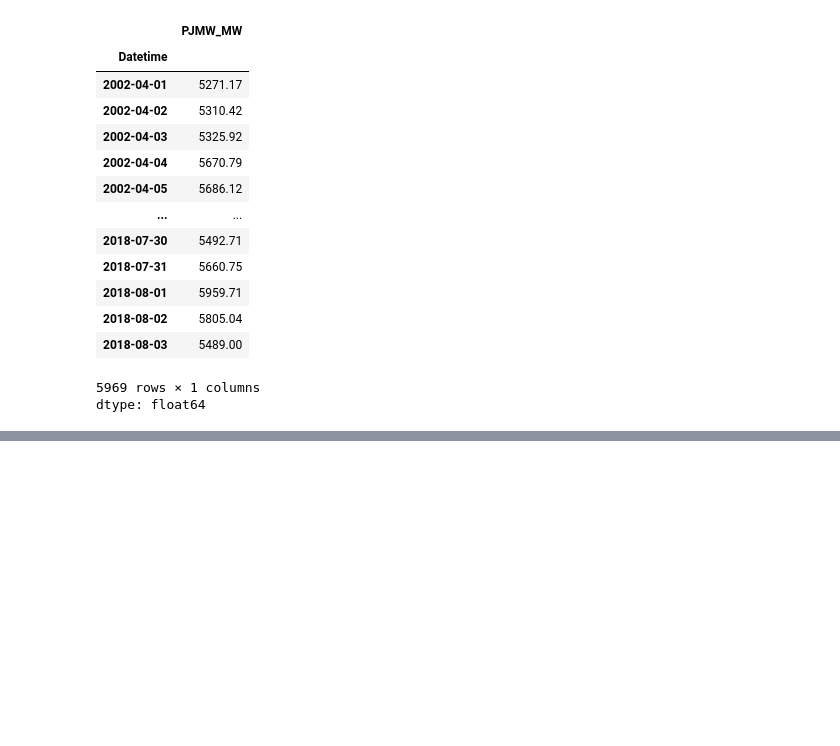
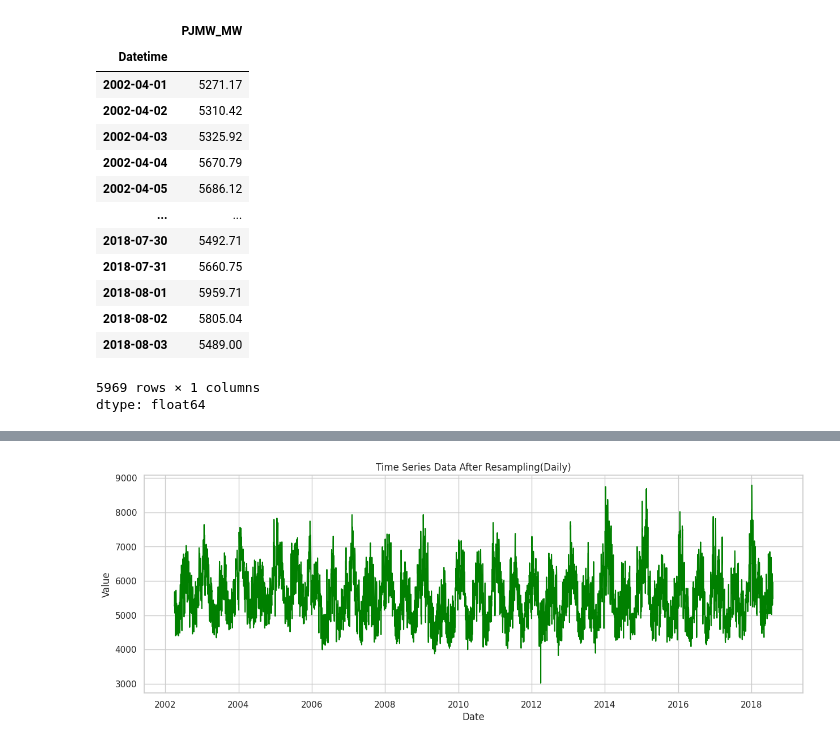
Before and after one commit to rizz045/Energy_Demand_Forecasting_Using_Time_Series_Analysis, a Jupyter notebook: Energy_Demand_Forecasting.ipynb, the cells around one changed output, grey strips where cells are left out. Saved outputs shown, nothing was run; the diff lists cells and outputs as text; code cells hidden in the pictures; blank space fills up the shorter version.

```diff
--- a/Energy_Demand_Forecasting.ipynb
+++ b/Energy_Demand_Forecasting.ipynb
@@ -202,6 +239,7 @@ plt.show()
 # %%
 # Resampling the data on daily baisis and taking each day's mean value
 df = round(df["PJMW_MW"].resample('D').mean(),2)
+df.index = pd.to_datetime(df.index)
 df = df.sort_index()
 df
 # %% [output]
@@ -222,0 +290,11 @@ dtype: float64
+# %%
+# Plot of time series data after resampling
+plt.figure(figsize=(15, 5))
+plt.plot(df, color="green")
+plt.title("Time Series Data After Resampling(Daily)")
+plt.xlabel("Date")
+plt.ylabel("Value")
+plt.grid(True)
+plt.show()
+# %% [output]
+[figure, added]
```
Also changed, not shown: parts of 16 cells of this notebook.
